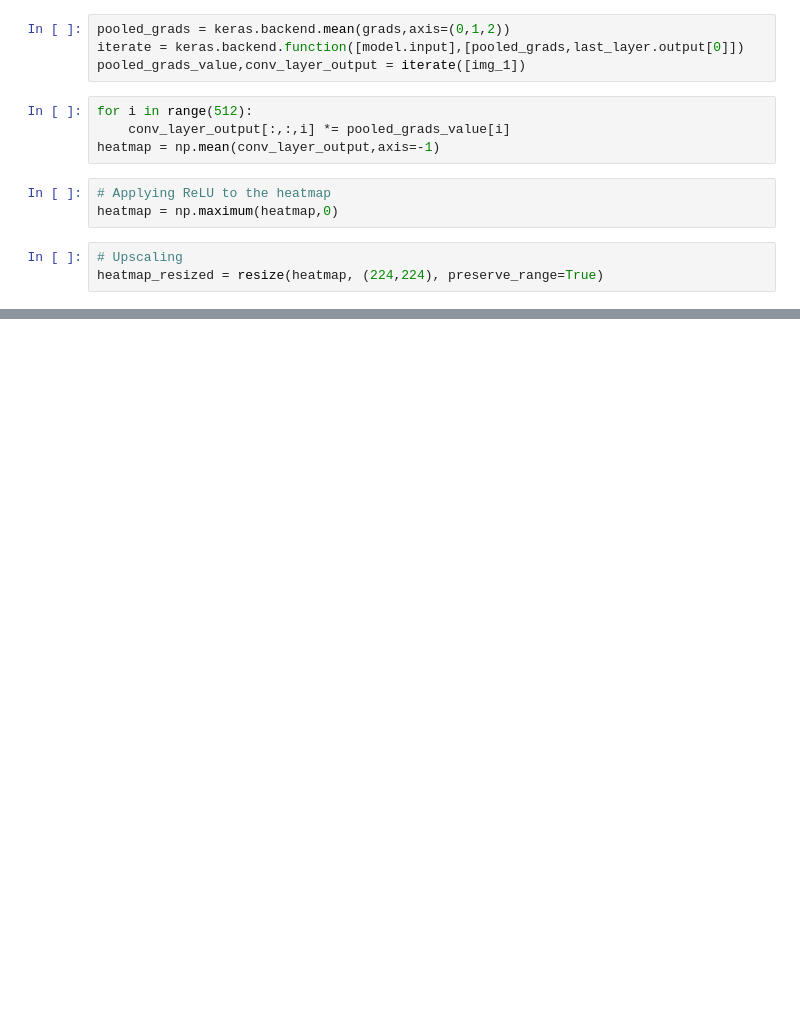
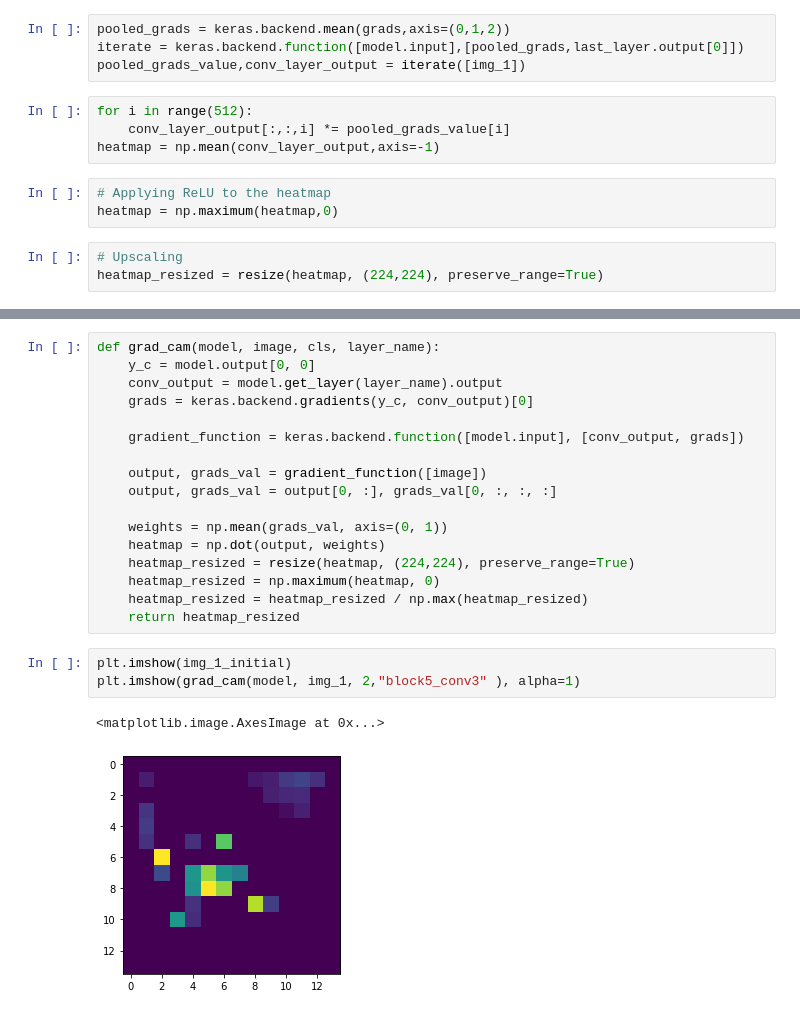
Before and after one commit to sumansid/Gradcam-implementation, a Jupyter notebook: GradCam.ipynb, the cells around one changed output, grey strips where cells are left out. Saved outputs shown, nothing was run; the diff lists cells and outputs as text; blank space fills up the shorter version.

```diff
--- a/GradCam.ipynb
+++ b/GradCam.ipynb
@@ -82,0 +82,23 @@ plt.imshow(img_1_initial, alpha=0.5)
+# %%
+def grad_cam(model, image, cls, layer_name):
+    y_c = model.output[0, 0]
+    conv_output = model.get_layer(layer_name).output
+    grads = keras.backend.gradients(y_c, conv_output)[0]
+
+    gradient_function = keras.backend.function([model.input], [conv_output, grads])
+
+    output, grads_val = gradient_function([image])
+    output, grads_val = output[0, :], grads_val[0, :, :, :]
+
+    weights = np.mean(grads_val, axis=(0, 1))
+    heatmap = np.dot(output, weights)
+    heatmap_resized = resize(heatmap, (224,224), preserve_range=True)
+    heatmap_resized = np.maximum(heatmap, 0)
+    heatmap_resized = heatmap_resized / np.max(heatmap_resized)
+    return heatmap_resized
+# %%
+plt.imshow(img_1_initial)
+plt.imshow(grad_cam(model, img_1, 2,"block5_conv3" ), alpha=1)
+# %% [output]
+<matplotlib.image.AxesImage at 0x...>
+[figure, added]
```
Also changed, not shown: parts of 7 cells of this notebook.
